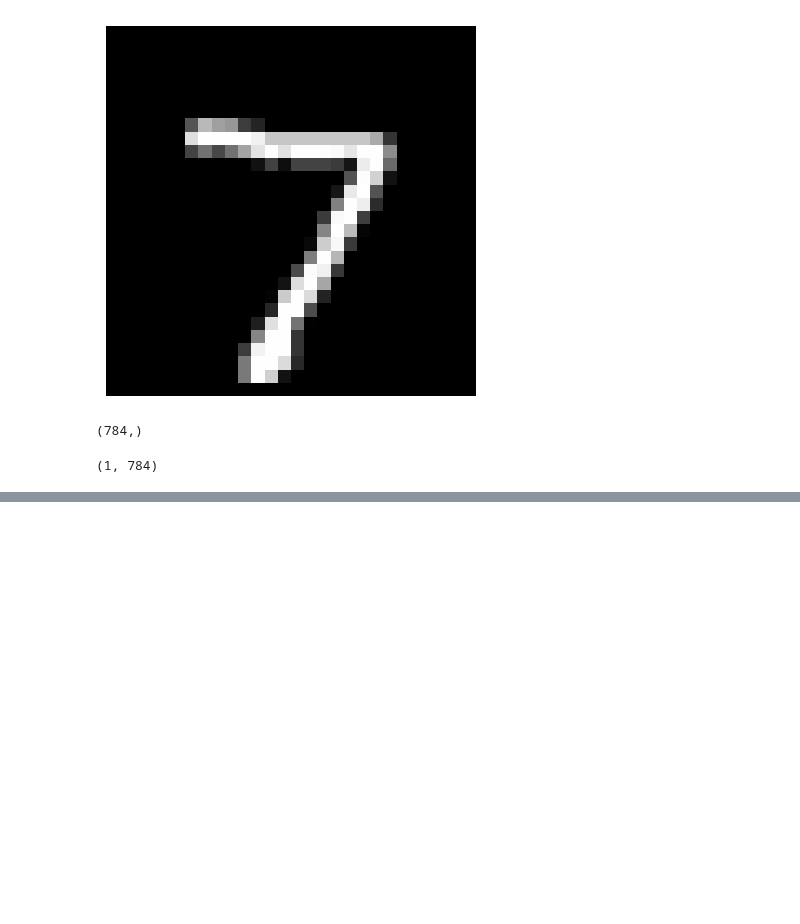
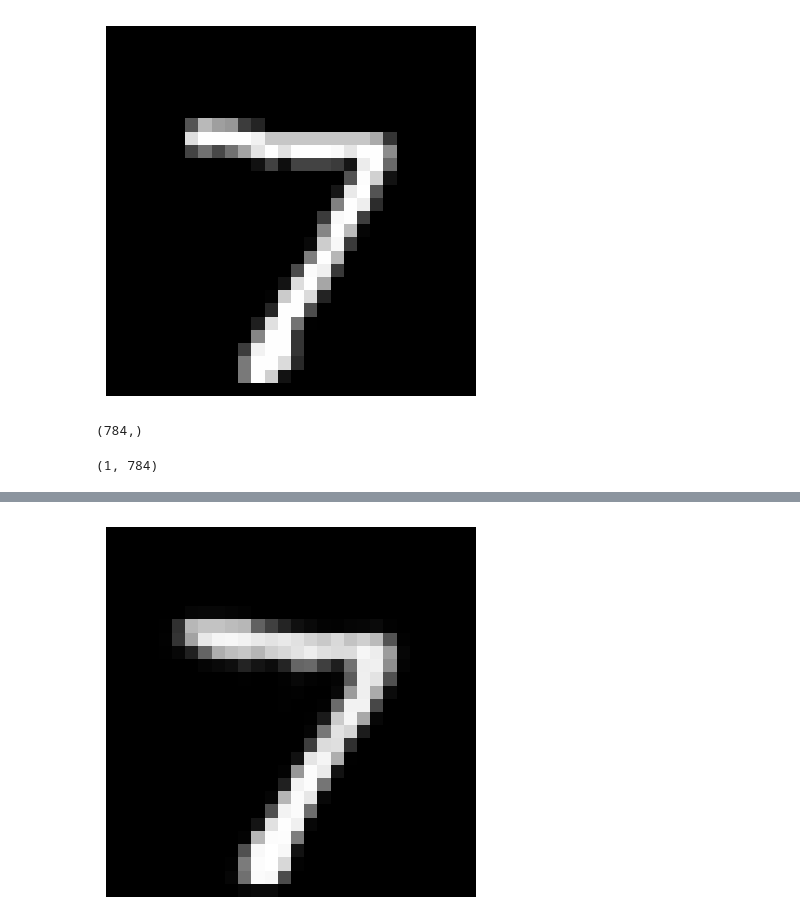
Before and after one commit to KauaHenSilva/python_autoencoders, a Jupyter notebook: autoencode_linear.ipynb, the cells around one changed output, grey strips where cells are left out. Saved outputs shown, nothing was run; the diff lists cells and outputs as text; code cells hidden in the pictures; blank space fills up the shorter version.

Commit message:
feat: add decoder

```diff
--- a/autoencode_linear.ipynb
+++ b/autoencode_linear.ipynb
@@ -217,0 +229,8 @@ plt.show()
+# %%
+input_decoder = Input(shape=(32,), name='imagem_codificada')
+decoder_layer1 = network.get_layer('decoder')(input_decoder)
+decoder_layer2 = network.get_layer('decoder2')(decoder_layer1)
+decoder_layer3 = network.get_layer('Imagem_decodificada')(decoder_layer2)
+
+decoder = tf.keras.Model(inputs=input_decoder, outputs=decoder_layer3)
+decoder.summary()
@@ -217,0 +253,3 @@ plt.show()
+# %%
+img_decodificada = decoder.predict(img_codificada)
+img_decodificada.shape
@@ -217,0 +259,6 @@ plt.show()
+# %%
+plt.imshow(img_decodificada.reshape(28, 28), cmap='gray')
+plt.axis('off')
+plt.show()
+# %% [output]
+[figure, added]
```
Also changed, not shown: parts of 11 cells of this notebook.
